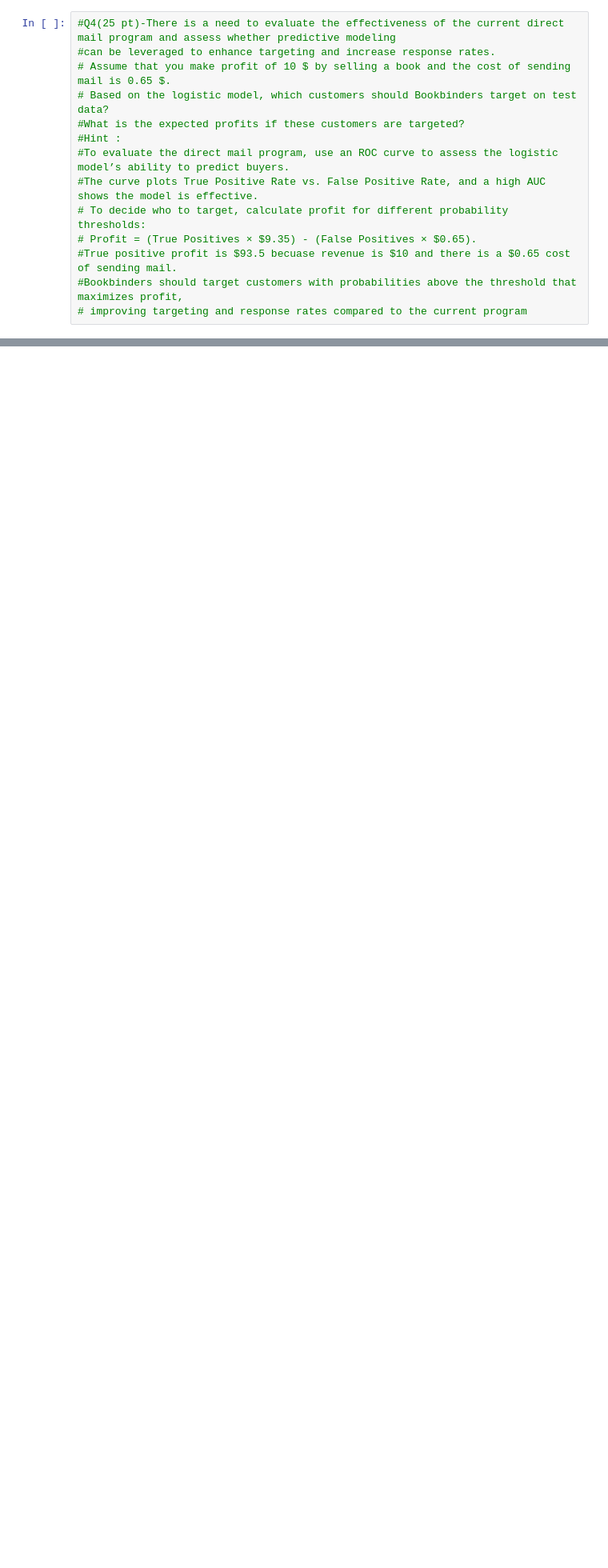
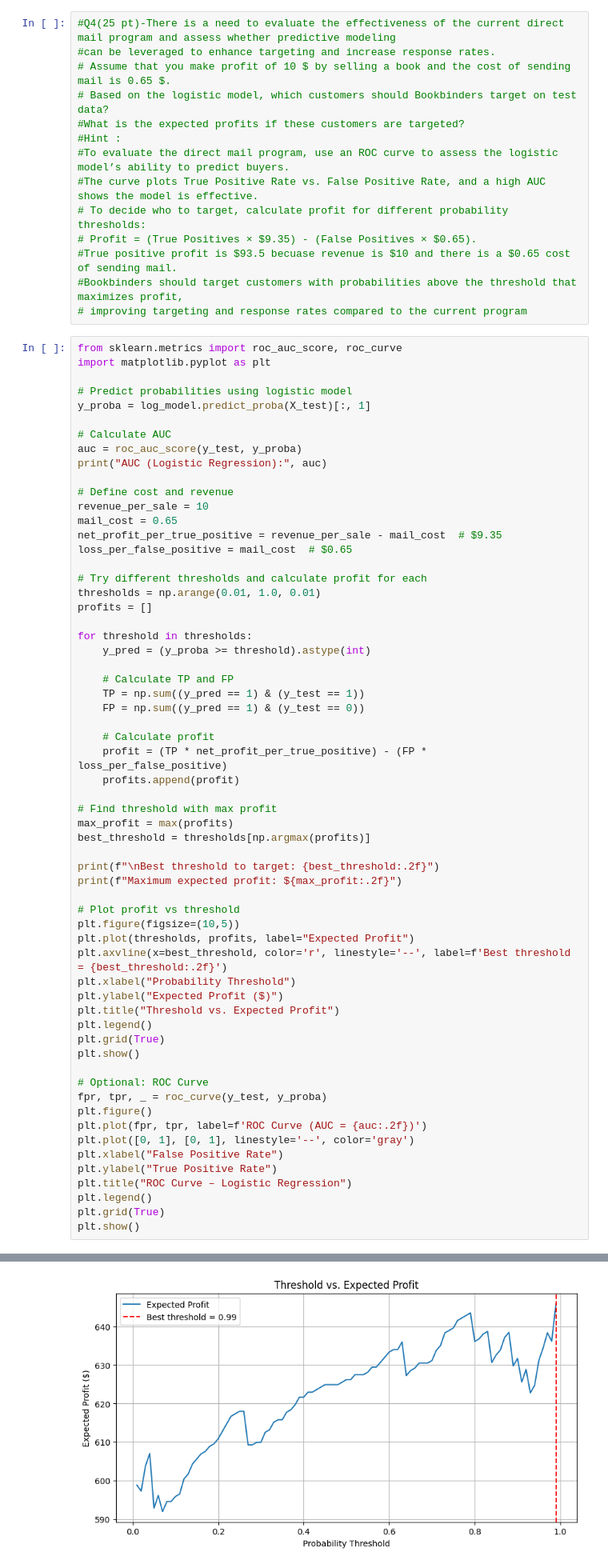
Before and after one commit to innosevda/Data-Science-CRN-20018, a Jupyter notebook: homework7v5.ipynb, the cells around one changed output, grey strips where cells are left out. Shown: that part at 80% size. Drawn from its saved outputs; the diff is of its cells as text; blank space fills up the shorter version.

```diff
--- a/homework7v5.ipynb
+++ b/homework7v5.ipynb
@@ -90,3 +291,65 @@ array([1, 0])
 #True positive profit is $93.5 becuase revenue is $10 and there is a $0.65 cost of sending mail.
 #Bookbinders should target customers with probabilities above the threshold that maximizes profit,
 # improving targeting and response rates compared to the current program
+# %%
+from sklearn.metrics import roc_auc_score, roc_curve
+import matplotlib.pyplot as plt
+
+# Predict probabilities using logistic model
+y_proba = log_model.predict_proba(X_test)[:, 1]
+
+# Calculate AUC
+auc = roc_auc_score(y_test, y_proba)
+print("AUC (Logistic Regression):", auc)
+
+# Define cost and revenue
+revenue_per_sale = 10
+mail_cost = 0.65
+net_profit_per_true_positive = revenue_per_sale - mail_cost  # $9.35
+loss_per_false_positive = mail_cost  # $0.65
+
+# Try different thresholds and calculate profit for each
+thresholds = np.arange(0.01, 1.0, 0.01)
+profits = []
+
+for threshold in thresholds:
+    y_pred = (y_proba >= threshold).astype(int)
+
+    # Calculate TP and FP
+    TP = np.sum((y_pred == 1) & (y_test == 1))
+    FP = np.sum((y_pred == 1) & (y_test == 0))
+
+    # Calculate profit
+    profit = (TP * net_profit_per_true_positive) - (FP * loss_per_false_positive)
+    profits.append(profit)
+
+# Find threshold with max profit
+max_profit = max(profits)
+best_threshold = thresholds[np.argmax(profits)]
+
+print(f"\nBest threshold to target: {best_threshold:.2f}")
+print(f"Maximum expected profit: ${max_profit:.2f}")
+
+# Plot profit vs threshold
+plt.figure(figsize=(10,5))
+plt.plot(thresholds, profits, label="Expected Profit")
+plt.axvline(x=best_threshold, color='r', linestyle='--', label=f'Best threshold = {best_threshold:.2f}')
+plt.xlabel("Probability Threshold")
+plt.ylabel("Expected Profit ($)")
+plt.title("Threshold vs. Expected Profit")
+plt.legend()
+plt.grid(True)
+plt.show()
+
+# Optional: ROC Curve
+fpr, tpr, _ = roc_curve(y_test, y_proba)
+plt.figure()
+plt.plot(fpr, tpr, label=f'ROC Curve (AUC = {auc:.2f})')
+plt.plot([0, 1], [0, 1], linestyle='--', color='gray')
+plt.xlabel("False Positive Rate")
+plt.ylabel("True Positive Rate")
+plt.title("ROC Curve – Logistic Regression")
+plt.legend()
+plt.grid(True)
+plt.show()
+# %% [output]
@@ -92,0 +360 @@ array([1, 0])
+[figure, added]
```
Also changed, not shown: parts of 13 cells of this notebook.
